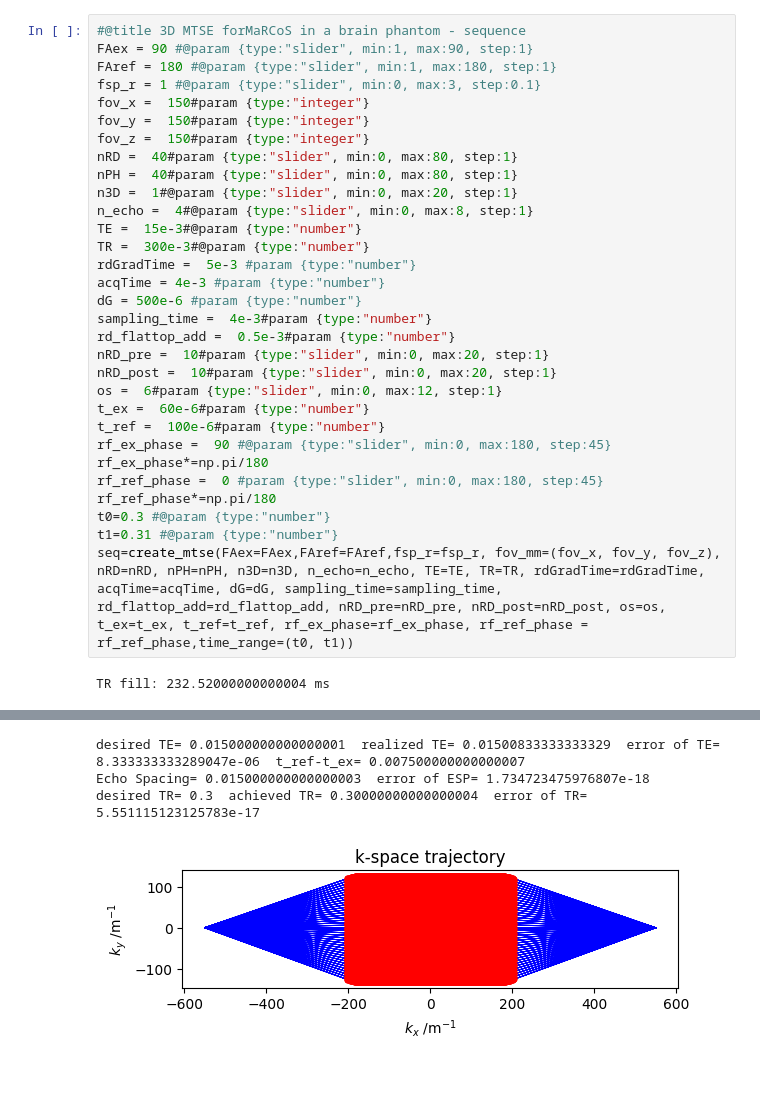
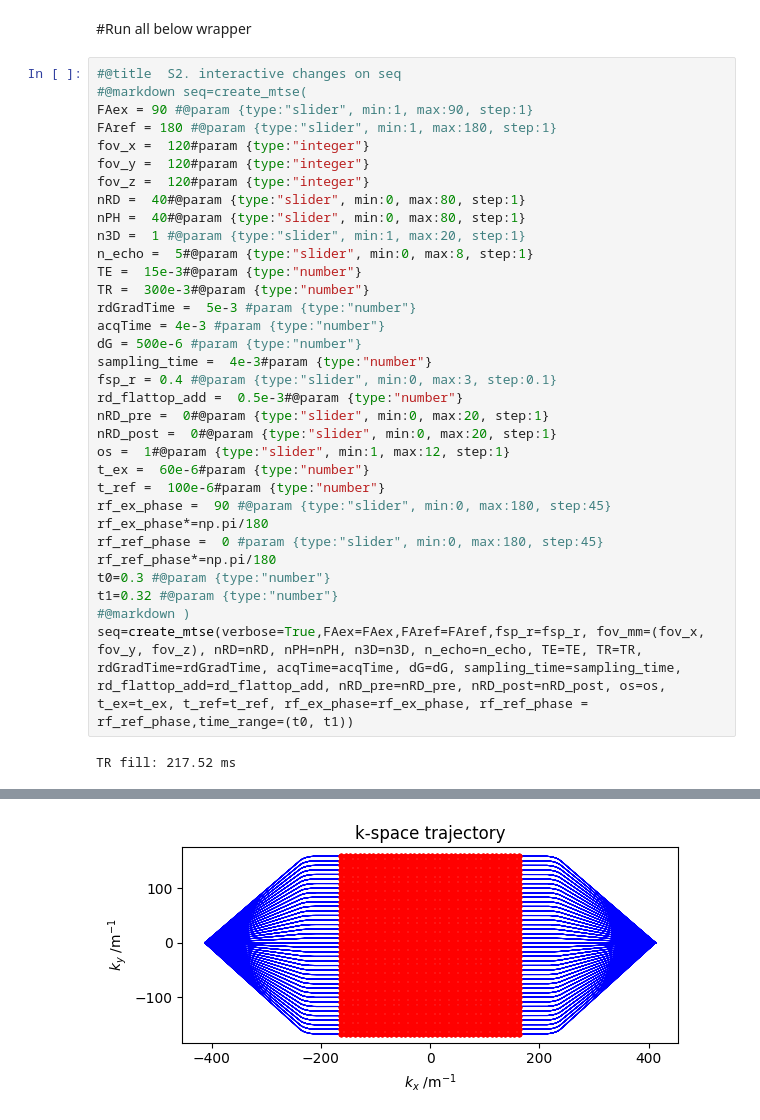
Before and after one commit to mritogether/ESMRMB2024_Hardware_to_Map, a Jupyter notebook: 03_full_acquisition_simulations/notebooks/Simulate_s05_3d_mtse__MaRCoS.ipynb, the cells around one changed output, grey strips where cells are left out. Drawn from its saved outputs; the diff is of its cells as text; blank space fills up the shorter version.

```diff
--- a/03_full_acquisition_simulations/notebooks/Simulate_s05_3d_mtse__MaRCoS.ipynb
+++ b/03_full_acquisition_simulations/notebooks/Simulate_s05_3d_mtse__MaRCoS.ipynb
@@ -358,25 +302,28 @@ desired TR= 0.3  achieved TR= 0.30000000000000004  error of TR= 5.55111512312578
+# %% [markdown]
+#Run all below wrapper
 # %%
-#@title 3D MTSE forMaRCoS in a brain phantom - sequence
+#@title  S2. interactive changes on seq
+#@markdown seq=create_mtse(
 FAex = 90 #@param {type:"slider", min:1, max:90, step:1}
 FAref = 180 #@param {type:"slider", min:1, max:180, step:1}
-fsp_r = 1 #@param {type:"slider", min:0, max:3, step:0.1}
-fov_x =  150#param {type:"integer"}
-fov_y =  150#param {type:"integer"}
-fov_z =  150#param {type:"integer"}
-nRD =  40#param {type:"slider", min:0, max:80, step:1}
-nPH =  40#param {type:"slider", min:0, max:80, step:1}
-n3D =  1#@param {type:"slider", min:0, max:20, step:1}
-n_echo =  4#@param {type:"slider", min:0, max:8, step:1}
+fov_x =  120#param {type:"integer"}
+fov_y =  120#param {type:"integer"}
+fov_z =  120#param {type:"integer"}
+nRD =  40#@param {type:"slider", min:0, max:80, step:1}
+nPH =  40#@param {type:"slider", min:0, max:80, step:1}
+n3D =  1 #@param {type:"slider", min:1, max:20, step:1}
+n_echo =  5#@param {type:"slider", min:0, max:8, step:1}
 TE =  15e-3#@param {type:"number"}
 TR =  300e-3#@param {type:"number"}
 rdGradTime =  5e-3 #param {type:"number"}
 acqTime = 4e-3 #param {type:"number"}
 dG = 500e-6 #param {type:"number"}
 sampling_time =  4e-3#param {type:"number"}
-rd_flattop_add =  0.5e-3#param {type:"number"}
-nRD_pre =  10#param {type:"slider", min:0, max:20, step:1}
-nRD_post =  10#param {type:"slider", min:0, max:20, step:1}
-os =  6#param {type:"slider", min:0, max:12, step:1}
+fsp_r = 0.4 #@param {type:"slider", min:0, max:3, step:0.1}
+rd_flattop_add =  0.5e-3#@param {type:"number"}
+nRD_pre =  0#@param {type:"slider", min:0, max:20, step:1}
+nRD_post =  0#@param {type:"slider", min:0, max:20, step:1}
+os =  1#@param {type:"slider", min:1, max:12, step:1}
 t_ex =  60e-6#param {type:"number"}
 t_ref =  100e-6#param {type:"number"}
 rf_ex_phase =  90 #@param {type:"slider", min:0, max:180, step:45}
@@ -384,7 +331,8 @@ rf_ex_phase*=np.pi/180
 rf_ref_phase =  0 #param {type:"slider", min:0, max:180, step:45}
 rf_ref_phase*=np.pi/180
 t0=0.3 #@param {type:"number"}
-t1=0.31 #@param {type:"number"}
-seq=create_mtse(FAex=FAex,FAref=FAref,fsp_r=fsp_r, fov_mm=(fov_x, fov_y, fov_z), nRD=nRD, nPH=nPH, n3D=n3D, n_echo=n_echo, TE=TE, TR=TR, rdGradTime=rdGradTime, acqTime=acqTime, dG=dG, sampling_time=sampling_time, rd_flattop_add=rd_flattop_add, nRD_pre=nRD_pre, nRD_post=nRD_post, os=os, t_ex=t_ex, t_ref=t_ref, rf_ex_phase=rf_ex_phase, rf_ref_phase = rf_ref_phase,time_range=(t0, t1))
+t1=0.32 #@param {type:"number"}
+#@markdown )
+seq=create_mtse(verbose=True,FAex=FAex,FAref=FAref,fsp_r=fsp_r, fov_mm=(fov_x, fov_y, fov_z), nRD=nRD, nPH=nPH, n3D=n3D, n_echo=n_echo, TE=TE, TR=TR, rdGradTime=rdGradTime, acqTime=acqTime, dG=dG, sampling_time=sampling_time, rd_flattop_add=rd_flattop_add, nRD_pre=nRD_pre, nRD_post=nRD_post, os=os, t_ex=t_ex, t_ref=t_ref, rf_ex_phase=rf_ex_phase, rf_ref_phase = rf_ref_phase,time_range=(t0, t1))
 # %% [output]
-TR fill: 232.52000000000004 ms
+TR fill: 217.52 ms
@@ -393,4 +341 @@ TR fill: 232.52000000000004 ms
-desired TE= 0.015000000000000001  realized TE= 0.01500833333333329  error of TE= 8.333333333289047e-06  t_ref-t_ex= 0.007500000000000007
-Echo Spacing= 0.015000000000000003  error of ESP= 1.734723475976807e-18
-desired TR= 0.3  achieved TR= 0.30000000000000004  error of TR= 5.551115123125783e-17
-[figure, old version]
+[figure, new version]
```
Also changed, not shown: parts of 16 cells of this notebook.
